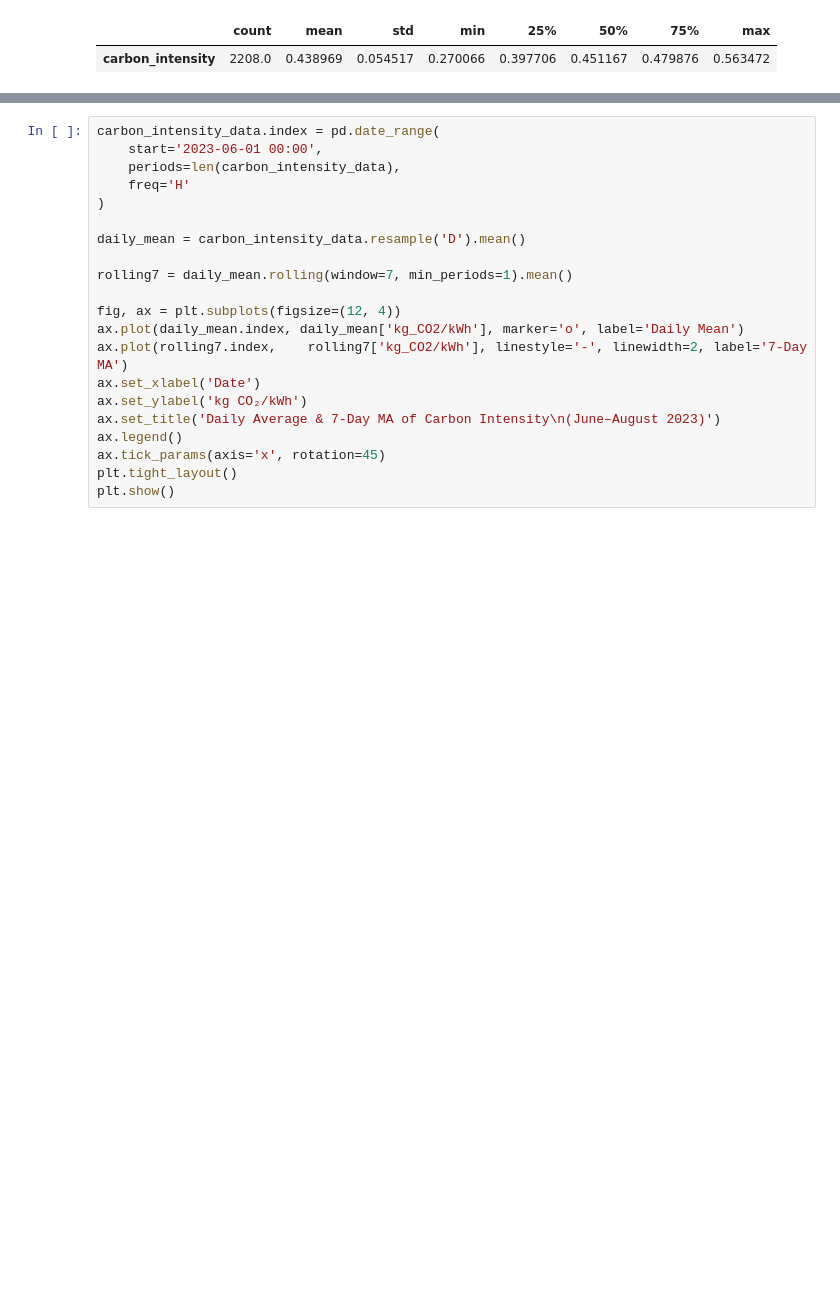
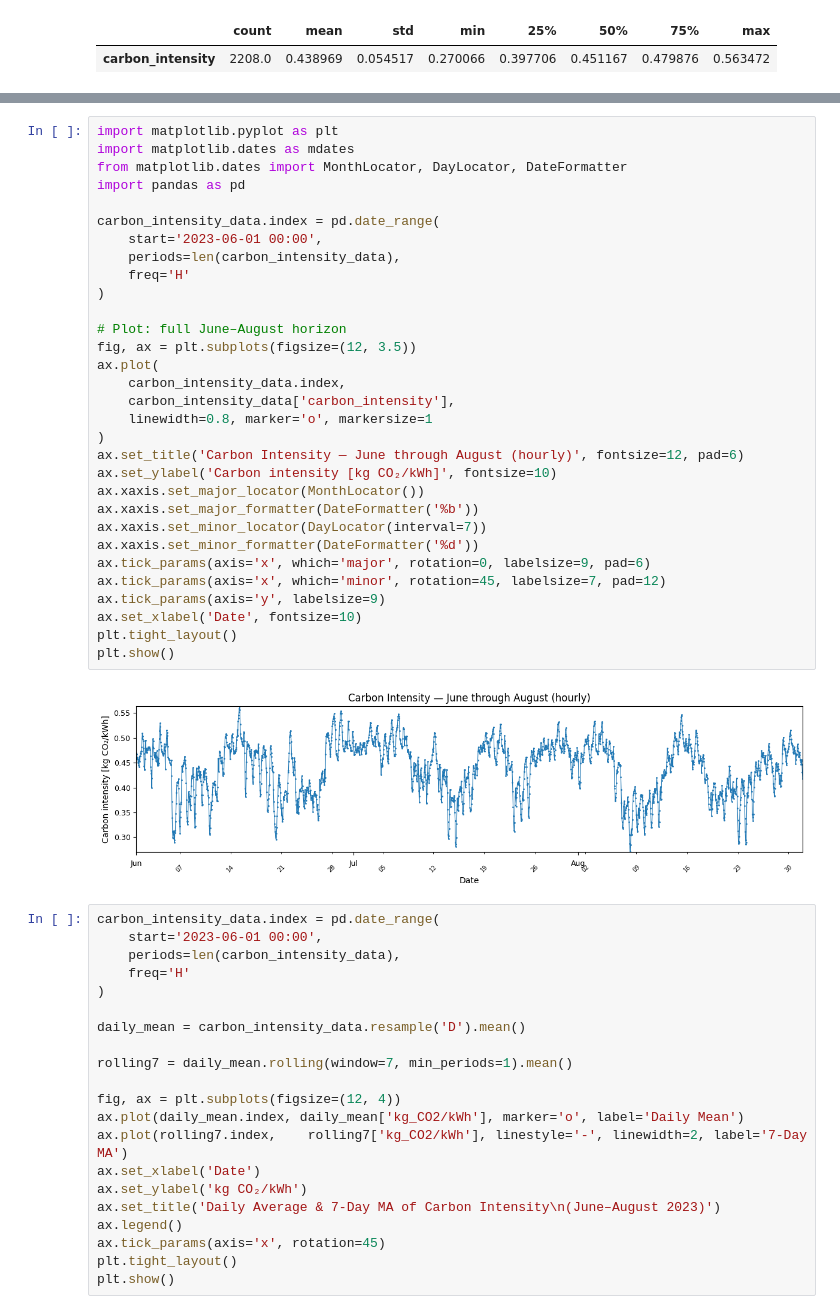
Before and after one commit to EacyCoding/ExplainableRLBatteryControl, a Jupyter notebook: examples/data_visualization.ipynb, the cells around one changed output, grey strips where cells are left out. Drawn from its saved outputs; the diff is of its cells as text; blank space fills up the shorter version.

```diff
--- a/examples/data_visualization.ipynb
+++ b/examples/data_visualization.ipynb
@@ -530,3 +547,36 @@ plt.show()
+# %%
+import matplotlib.pyplot as plt
+import matplotlib.dates as mdates
+from matplotlib.dates import MonthLocator, DayLocator, DateFormatter
+import pandas as pd
+
+carbon_intensity_data.index = pd.date_range(
+    start='2023-06-01 00:00',
+    periods=len(carbon_intensity_data),
+    freq='H'
+)
+
+# Plot: full June–August horizon
+fig, ax = plt.subplots(figsize=(12, 3.5))
+ax.plot(
+    carbon_intensity_data.index,
+    carbon_intensity_data['carbon_intensity'],
+    linewidth=0.8, marker='o', markersize=1
+)
+ax.set_title('Carbon Intensity — June through August (hourly)', fontsize=12, pad=6)
+ax.set_ylabel('Carbon intensity [kg CO₂/kWh]', fontsize=10)
+ax.xaxis.set_major_locator(MonthLocator())
+ax.xaxis.set_major_formatter(DateFormatter('%b'))
+ax.xaxis.set_minor_locator(DayLocator(interval=7))
+ax.xaxis.set_minor_formatter(DateFormatter('%d'))
+ax.tick_params(axis='x', which='major', rotation=0, labelsize=9, pad=6)
+ax.tick_params(axis='x', which='minor', rotation=45, labelsize=7, pad=12)
+ax.tick_params(axis='y', labelsize=9)
+ax.set_xlabel('Date', fontsize=10)
+plt.tight_layout()
+plt.show()
+# %% [output]
+[figure, added]
 # %%
 carbon_intensity_data.index = pd.date_range(
     start='2023-06-01 00:00',
```
Also changed, not shown: parts of 7 cells of this notebook, 20 other files.
